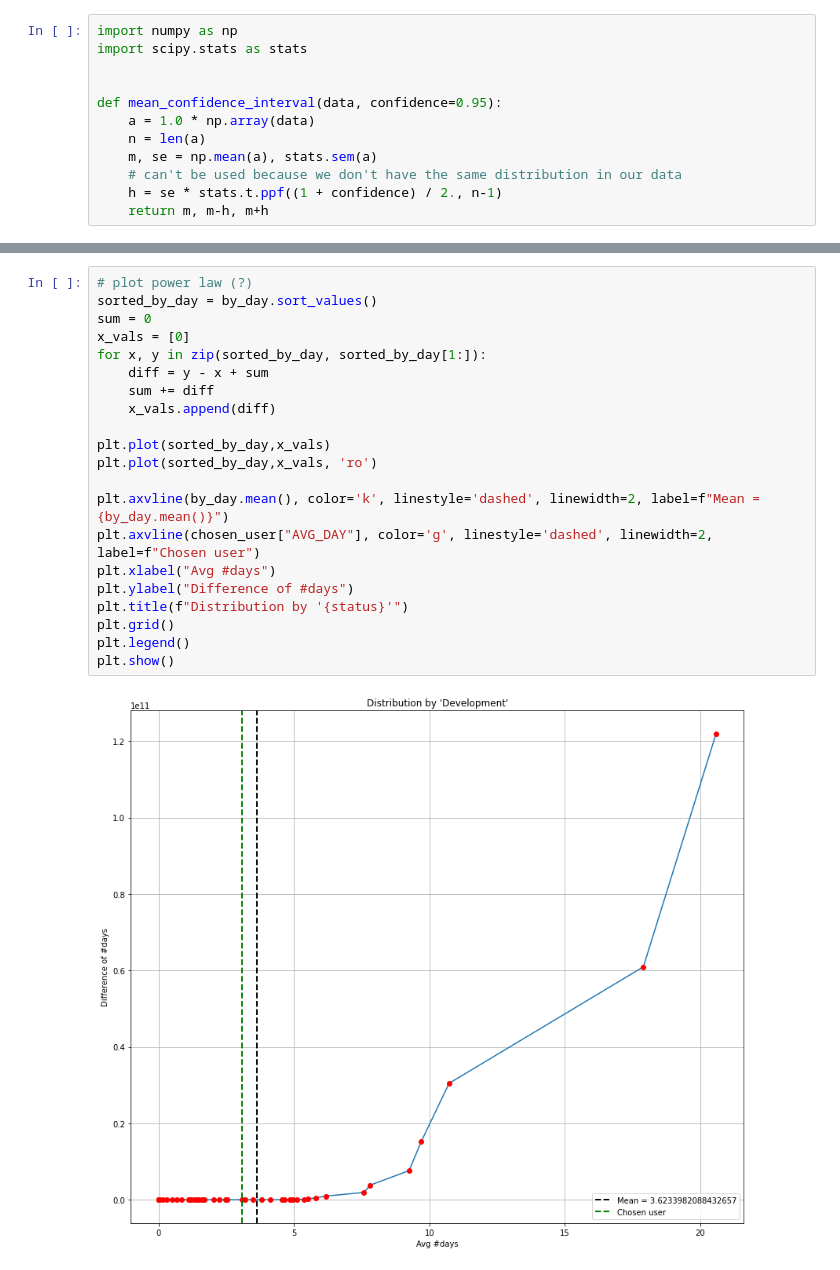
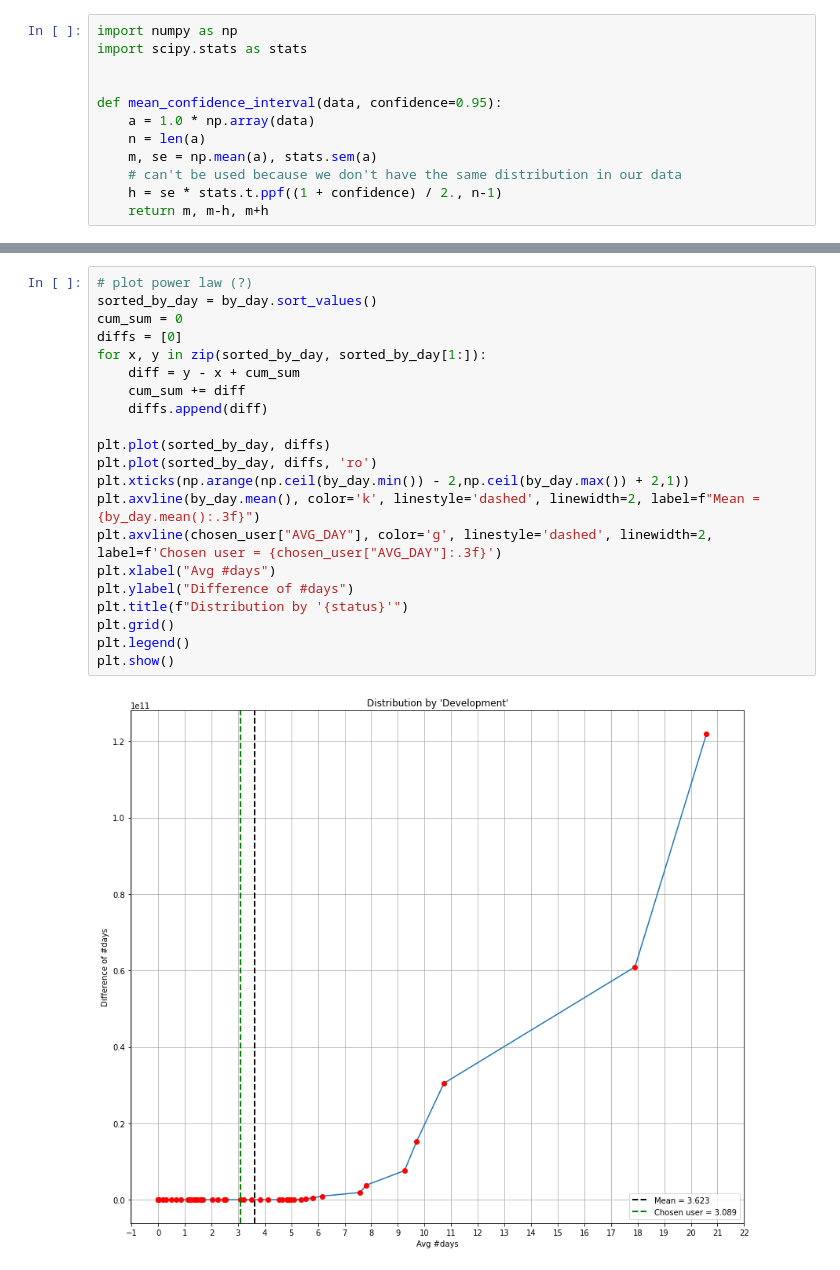
Before and after one commit to pr3mar/thesis, a Jupyter notebook: src/reports/compare_developers.ipynb, the cells around one changed output, grey strips where cells are left out. Cells and saved outputs as stored; diff of their text form.

Commit message:
Added details to the plots + TODOs

```diff
--- a/src/reports/compare_developers.ipynb
+++ b/src/reports/compare_developers.ipynb
@@ -66,23 +69,23 @@ plt.show()
 # %%
 # plot power law (?)
 sorted_by_day = by_day.sort_values()
-sum = 0
-x_vals = [0]
+cum_sum = 0
+diffs = [0]
 for x, y in zip(sorted_by_day, sorted_by_day[1:]):
-    diff = y - x + sum
-    sum += diff
-    x_vals.append(diff)
+    diff = y - x + cum_sum
+    cum_sum += diff
+    diffs.append(diff)
 
-plt.plot(sorted_by_day,x_vals)
-plt.plot(sorted_by_day,x_vals, 'ro')
-
-plt.axvline(by_day.mean(), color='k', linestyle='dashed', linewidth=2, label=f"Mean = {by_day.mean()}")
-plt.axvline(chosen_user["AVG_DAY"], color='g', linestyle='dashed', linewidth=2, label=f"Chosen user")
+plt.plot(sorted_by_day, diffs)
+plt.plot(sorted_by_day, diffs, 'ro')
+plt.xticks(np.arange(np.ceil(by_day.min()) - 2,np.ceil(by_day.max()) + 2,1))
+plt.axvline(by_day.mean(), color='k', linestyle='dashed', linewidth=2, label=f"Mean = {by_day.mean():.3f}")
+plt.axvline(chosen_user["AVG_DAY"], color='g', linestyle='dashed', linewidth=2, label=f'Chosen user = {chosen_user["AVG_DAY"]:.3f}')
 plt.xlabel("Avg #days")
 plt.ylabel("Difference of #days")
 plt.title(f"Distribution by '{status}'")
 plt.grid()
 plt.legend()
 plt.show()
 # %% [output]
-[figure, old version]
+[figure, new version]
```
Also changed, not shown: parts of 4 cells of this notebook.
